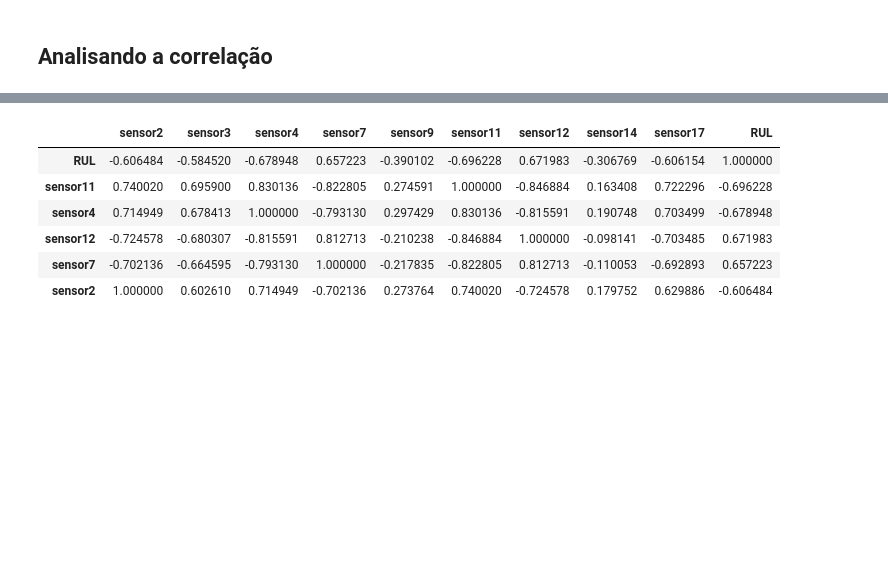
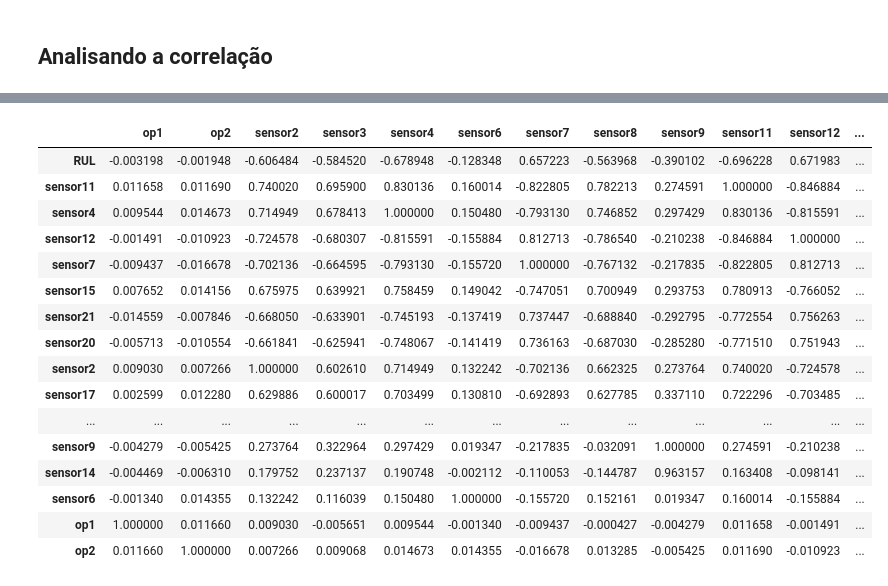
Before and after one commit to lucas-fpaiva/estatistica_pes, a Jupyter notebook: exploratory-m1.ipynb, the cells around one changed output, grey strips where cells are left out. Cells and saved outputs as stored; diff of their text form; code cells hidden in the pictures; blank space fills up the shorter version.

```diff
--- a/exploratory-m1.ipynb
+++ b/exploratory-m1.ipynb
@@ -91,4 +111,4 @@ memory usage: 4.4 MB
 # %%
-cofvar = train_data.var()
+cofvar = train_data.std()#apply(cv)
 print (cofvar)
 # %% [output]
@@ -113,7 +133,7 @@ dtype: float64
 #Verifica as colunas com variação (CV) menor que 5% e salva no col_zerovar
 col_zerovar = []
 for column in columns:
-    if cofvar[column] < 0.05:
+    if cofvar[column] <0.000001:
         col_zerovar.append(column)
 print (col_zerovar)
 # %% [output]
@@ -135,10 +155,20 @@ sns.heatmap(data_cor, annot=True)
 # %%
-data_cor.sort_values(by=['RUL'], ascending=False, key=abs).head(6)
+data_cor.sort_values(by=['RUL'], ascending=False, key=abs).head(30)
 # %% [output]
-|  | sensor2 | sensor3 | sensor4 | sensor7 | sensor9 | sensor11 | sensor12 | sensor14 | sensor17 | RUL |
-| RUL | -0.606484 | -0.584520 | -0.678948 | 0.657223 | -0.390102 | -0.696228 | 0.671983 | -0.306769 | -0.606154 | 1.000000 |
-| sensor11 | 0.740020 | 0.695900 | 0.830136 | -0.822805 | 0.274591 | 1.000000 | -0.846884 | 0.163408 | 0.722296 | -0.696228 |
-| sensor4 | 0.714949 | 0.678413 | 1.000000 | -0.793130 | 0.297429 | 0.830136 | -0.815591 | 0.190748 | 0.703499 | -0.678948 |
-| sensor12 | -0.724578 | -0.680307 | -0.815591 | 0.812713 | -0.210238 | -0.846884 | 1.000000 | -0.098141 | -0.703485 | 0.671983 |
-| sensor7 | -0.702136 | -0.664595 | -0.793130 | 1.000000 | -0.217835 | -0.822805 | 0.812713 | -0.110053 | -0.692893 | 0.657223 |
-| sensor2 | 1.000000 | 0.602610 | 0.714949 | -0.702136 | 0.273764 | 0.740020 | -0.724578 | 0.179752 | 0.629886 | -0.606484 |
+|  | op1 | op2 | sensor2 | sensor3 | sensor4 | sensor6 | sensor7 | sensor8 | sensor9 | sensor11 | sensor12 | ... |
+| RUL | -0.003198 | -0.001948 | -0.606484 | -0.584520 | -0.678948 | -0.128348 | 0.657223 | -0.563968 | -0.390102 | -0.696228 | 0.671983 | ... |
+| sensor11 | 0.011658 | 0.011690 | 0.740020 | 0.695900 | 0.830136 | 0.160014 | -0.822805 | 0.782213 | 0.274591 | 1.000000 | -0.846884 | ... |
+| sensor4 | 0.009544 | 0.014673 | 0.714949 | 0.678413 | 1.000000 | 0.150480 | -0.793130 | 0.746852 | 0.297429 | 0.830136 | -0.815591 | ... |
+| sensor12 | -0.001491 | -0.010923 | -0.724578 | -0.680307 | -0.815591 | -0.155884 | 0.812713 | -0.786540 | -0.210238 | -0.846884 | 1.000000 | ... |
+| sensor7 | -0.009437 | -0.016678 | -0.702136 | -0.664595 | -0.793130 | -0.155720 | 1.000000 | -0.767132 | -0.217835 | -0.822805 | 0.812713 | ... |
+| sensor15 | 0.007652 | 0.014156 | 0.675975 | 0.639921 | 0.758459 | 0.149042 | -0.747051 | 0.700949 | 0.293753 | 0.780913 | -0.766052 | ... |
+| sensor21 | -0.014559 | -0.007846 | -0.668050 | -0.633901 | -0.745193 | -0.137419 | 0.737447 | -0.688840 | -0.292795 | -0.772554 | 0.756263 | ... |
+| sensor20 | -0.005713 | -0.010554 | -0.661841 | -0.625941 | -0.748067 | -0.141419 | 0.736163 | -0.687030 | -0.285280 | -0.771510 | 0.751943 | ... |
+| sensor2 | 0.009030 | 0.007266 | 1.000000 | 0.602610 | 0.714949 | 0.132242 | -0.702136 | 0.662325 | 0.273764 | 0.740020 | -0.724578 | ... |
+| sensor17 | 0.002599 | 0.012280 | 0.629886 | 0.600017 | 0.703499 | 0.130810 | -0.692893 | 0.627785 | 0.337110 | 0.722296 | -0.703485 | ... |
+| ... | ... | ... | ... | ... | ... | ... | ... | ... | ... | ... | ... | ... |
+| sensor9 | -0.004279 | -0.005425 | 0.273764 | 0.322964 | 0.297429 | 0.019347 | -0.217835 | -0.032091 | 1.000000 | 0.274591 | -0.210238 | ... |
+| sensor14 | -0.004469 | -0.006310 | 0.179752 | 0.237137 | 0.190748 | -0.002112 | -0.110053 | -0.144787 | 0.963157 | 0.163408 | -0.098141 | ... |
+| sensor6 | -0.001340 | 0.014355 | 0.132242 | 0.116039 | 0.150480 | 1.000000 | -0.155720 | 0.152161 | 0.019347 | 0.160014 | -0.155884 | ... |
+| op1 | 1.000000 | 0.011660 | 0.009030 | -0.005651 | 0.009544 | -0.001340 | -0.009437 | -0.000427 | -0.004279 | 0.011658 | -0.001491 | ... |
+| op2 | 0.011660 | 1.000000 | 0.007266 | 0.009068 | 0.014673 | 0.014355 | -0.016678 | 0.013285 | -0.005425 | 0.011690 | -0.010923 | ... |
```
Also changed, not shown: parts of 6 cells of this notebook.
